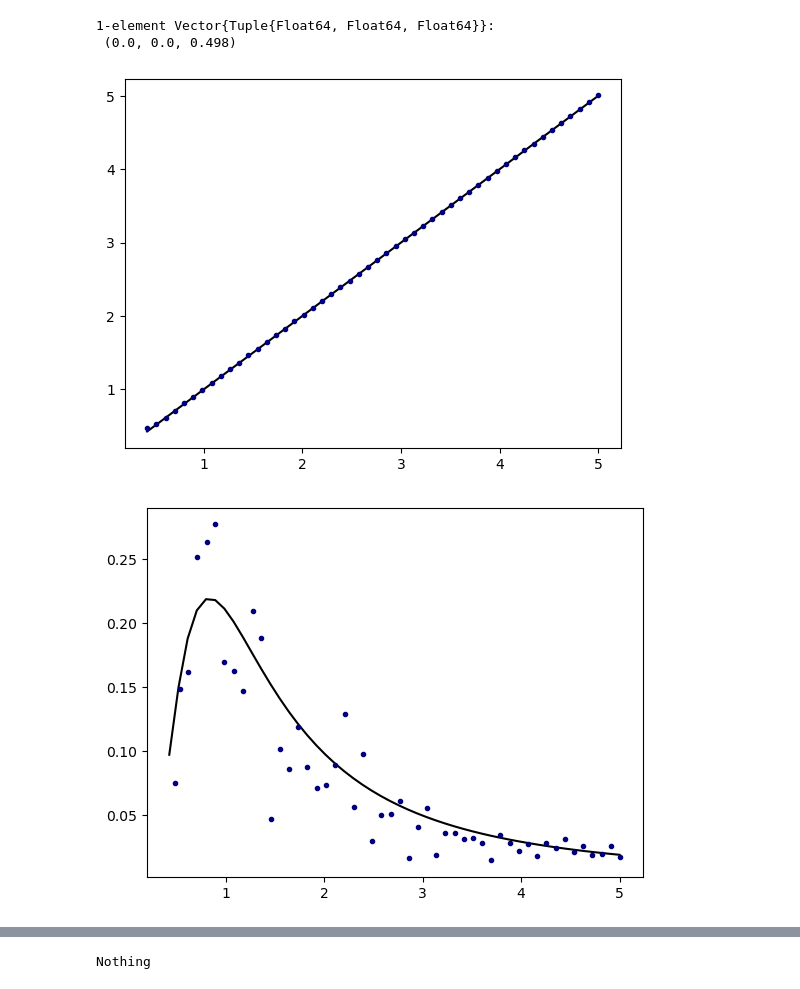
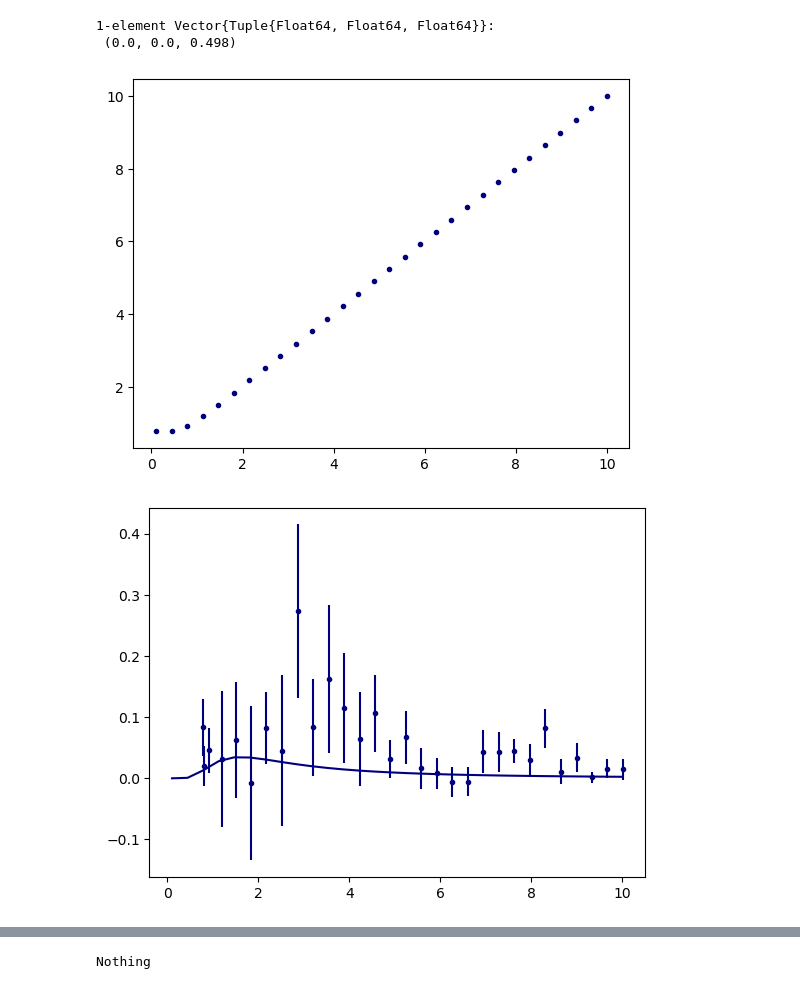
Before and after one commit to EmilySRichards/KineticMonteCarlo, a Jupyter notebook: PROJECT/Main.ipynb, the cells around one changed output, grey strips where cells are left out. Saved outputs shown, nothing was run; the diff lists cells and outputs as text; code cells hidden in the pictures.

```diff
--- a/PROJECT/Main.ipynb
+++ b/PROJECT/Main.ipynb
@@ -32,0 +43,6 @@ t0 = now()
+# %%
+# chosen basis
+Basis = CubicBasis(2) # HexBasis() #
+
+# function to generate groundstate
+@everywhere GroundState!(vertices, edges) = GroundState!(vertices, edges, Basis == DiamondBasis())
@@ -70,14 +88,13 @@ axis("equal")
 # %%
 @everywhere include(dir * "/functions/simulationFunctions/DemonHeatBath.jl")
 # %%
-L = [16, 16]
+L = [40, 30]
 PBC = [false, true]
-Basis = CubicBasis(length(L))
 
-𝒽 = [0.0] #range(0, 2, length=5)
+𝒽 = [0.0]
 
-num_histories = 1
-therm_runtime = 500
+num_histories = 15
+therm_runtime = 1000
 runtime = 1000
 t_therm = 500
 t_autocorr = 1
@@ -146,20 +167,19 @@ print("\n", canonicalize(t1 - t0))
 #global testing = []
 
 # PARAMETERS
-L = [16, 16]
+L = [40, 30]
 PBC = [true, true]
-Basis = CubicBasis(length(L)) # HexBasis() #
 
 # find minimal representable temperature (just done for 𝒽=0 for now - MAYBE MODIFY TO PICK MAX OVER DIFF FIELDS??
-Nmin = (T,h) -> (λ == 0 ? 2/(4*exp(-4/T)/3+h*exp(-2*h/T)) : 2/(exp(-2/T)+2*h*exp(-2*h/T))) # minimal lattice size on which T=Tmin is possible - see https://www.desmos.com/calculator/ll1ljvjmcg for details
-Tmin = find_zero((T) -> prod(L)-Nmin(T,0), 0.3)
-Tmax = 10.0 * (λ == 0 ? 1.0 : 0.5)
+#Nmin = (T,h) -> (λ == 0 ? 2/(4*exp(-4/T)/3+h*exp(-2*h/T)) : 2/(exp(-2/T)+2*h*exp(-2*h/T))) # minimal lattice size on which T=Tmin is possible - see https://www.desmos.com/calculator/ll1ljvjmcg for details
+Tmin = 0.1 # find_zero((T) -> prod(L)-Nmin(T,0), 0.3)
+Tmax = 10.0
 NumT = 30
 T = collect(range(Tmin, Tmax, length=NumT)) # the +0.1 is a fudge factor to fix our approximations earlier... (exact value doesn't matter b/c just adds ~a single demon)
 
-𝒽 = [0.0] #range(0, 1, length=8)
+𝒽 = [0.0] #range(0, 1, length=5)
 
-num_histories = 1
+num_histories = 15
 runtime = 10000
 t_cutoff = 1000
 t_therm = 5000
@@ -175,4 +195,5 @@ now()
 # %%
+z = Coordination(Basis)
 colors = jetmap(length(𝒽))
 # %% [output]
 1-element Vector{Tuple{Float64, Float64, Float64}}:
@@ -184,20 +205,25 @@ for i in eachindex(𝒽)
     plotWithError(Tobs[:,i], T, colors[i], ".", TobsStd[:,i])
 end
 savefig("figs/Demon_Kubo_Temperature.png")
-axis("equal")
 # Just to check that out temperature estimates aren't too far off
 # %% [output]
-[figure, old version]
+[figure, new version]
 # %%
+if twoFlip
+    Kfun = (T, h) -> (2 .* ExcitationDensity(T, h, z) ./ T.^2) .* (1 .- ExcitationDensity(T, h, z)) .* (1 .- Magnetisation(T, h, z)) ./ 2 # additional magnetisation factor for +-+- bond percolation
+else
+    Kfun = (T, h) -> (2 .* ExcitationDensity(T, h, z) ./ T.^2) .* (1 .- ExcitationDensity(T, h, z))
+end
+
 figure()
-plot(T, ((1 .- tanh.(1 ./T)) ./ T.^2) .* 0.5.*(1 .+ tanh.(1 ./T)), color=:black)
 for i in eachindex(𝒽)
+    plot(T, Kfun(T, 𝒽[i]), color=colors[i])
     plotWithError(κ[:,i], Tobs[:,i], colors[i], ".", κStd[:,i], TobsStd[:,i])
 end
 #ylim([0, 0.3])
 savefig("figs/Demon_Kubo_Conductivity.png")
 # %% [output]
-[figure, old version]
+[figure, new version]
 # %%
 figure()
 #plot(T, 0.5 ./ T.^2 ./ cosh.(1 ./T).^2, color=:black)
```
Also changed, not shown: parts of 44 cells of this notebook, 9 other files.
